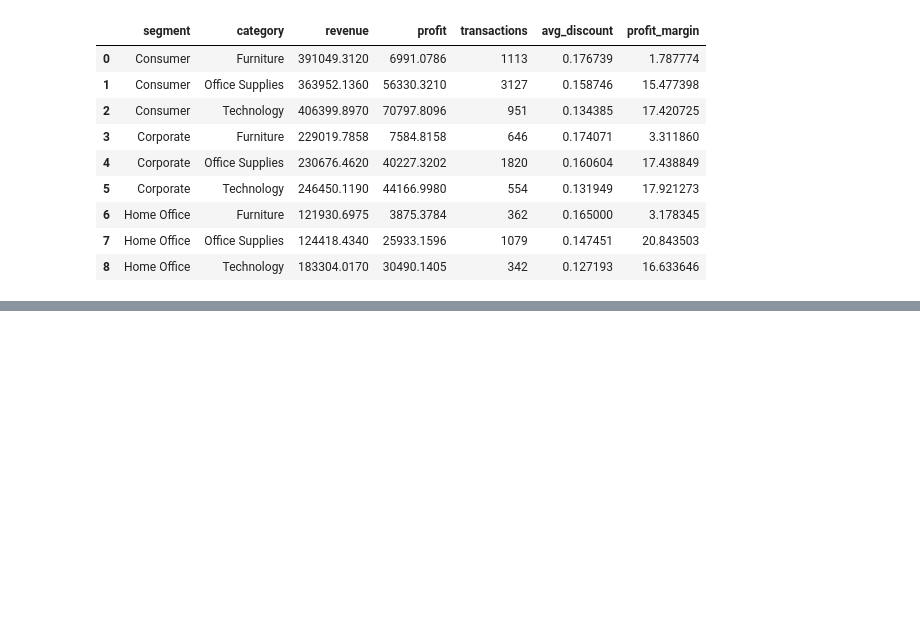
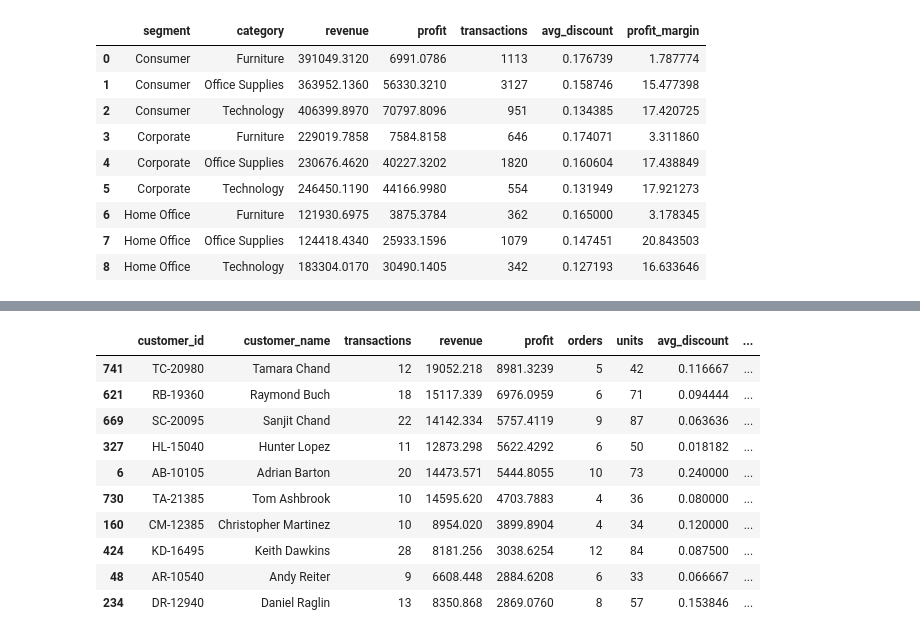
Before and after one commit to aniket492/CEO-Business-Analytics, a Jupyter notebook: notebooks/03_eda.ipynb, the cells around one changed output, grey strips where cells are left out. Drawn from its saved outputs; the diff is of its cells as text; code cells hidden in the pictures; blank space fills up the shorter version.

```diff
--- a/notebooks/03_eda.ipynb
+++ b/notebooks/03_eda.ipynb
@@ -1115,0 +1183,20 @@ segment_category
+# %%
+top_customer_profit = (
+    customer_analysis
+    .sort_values("profit", ascending=False)
+    .head(10)
+)
+
+top_customer_profit
+# %% [output]
+|  | customer_id | customer_name | transactions | revenue | profit | orders | units | avg_discount | ... |
+| 741 | TC-20980 | Tamara Chand | 12 | 19052.218 | 8981.3239 | 5 | 42 | 0.116667 | ... |
+| 621 | RB-19360 | Raymond Buch | 18 | 15117.339 | 6976.0959 | 6 | 71 | 0.094444 | ... |
+| 669 | SC-20095 | Sanjit Chand | 22 | 14142.334 | 5757.4119 | 9 | 87 | 0.063636 | ... |
+| 327 | HL-15040 | Hunter Lopez | 11 | 12873.298 | 5622.4292 | 6 | 50 | 0.018182 | ... |
+| 6 | AB-10105 | Adrian Barton | 20 | 14473.571 | 5444.8055 | 10 | 73 | 0.240000 | ... |
+| 730 | TA-21385 | Tom Ashbrook | 10 | 14595.620 | 4703.7883 | 4 | 36 | 0.080000 | ... |
+| 160 | CM-12385 | Christopher Martinez | 10 | 8954.020 | 3899.8904 | 4 | 34 | 0.120000 | ... |
+| 424 | KD-16495 | Keith Dawkins | 28 | 8181.256 | 3038.6254 | 12 | 84 | 0.087500 | ... |
+| 48 | AR-10540 | Andy Reiter | 9 | 6608.448 | 2884.6208 | 6 | 33 | 0.066667 | ... |
+| 234 | DR-12940 | Daniel Raglin | 13 | 8350.868 | 2869.0760 | 8 | 57 | 0.153846 | ... |
```
Also changed, not shown: parts of 10 cells of this notebook, 1 other file.
